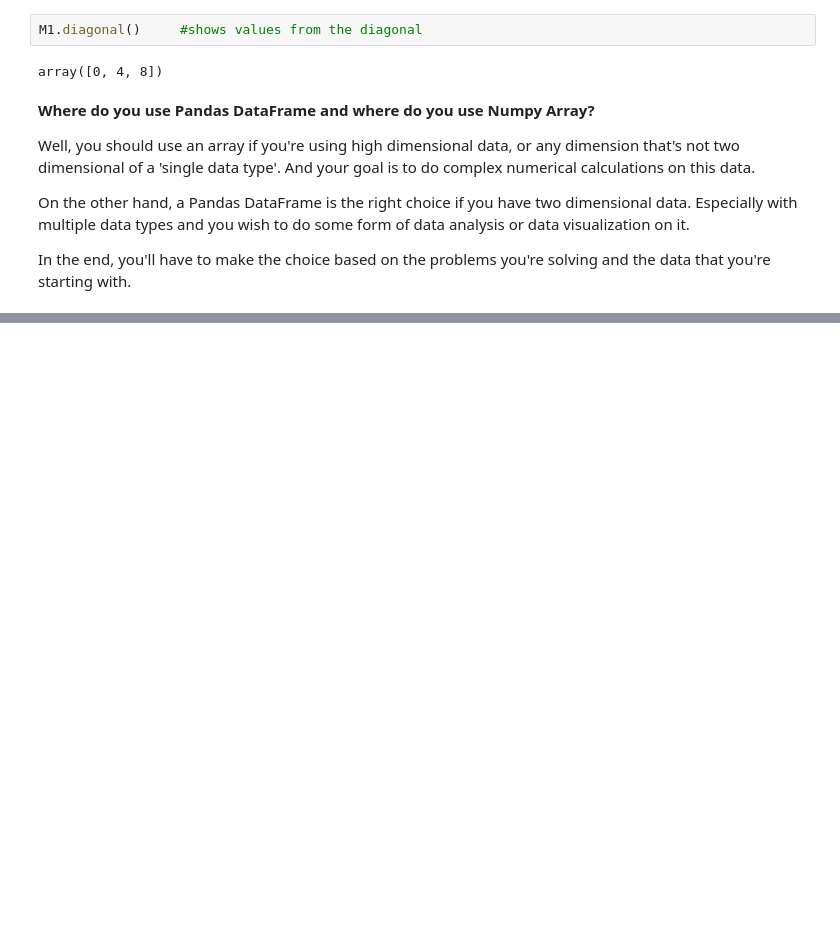
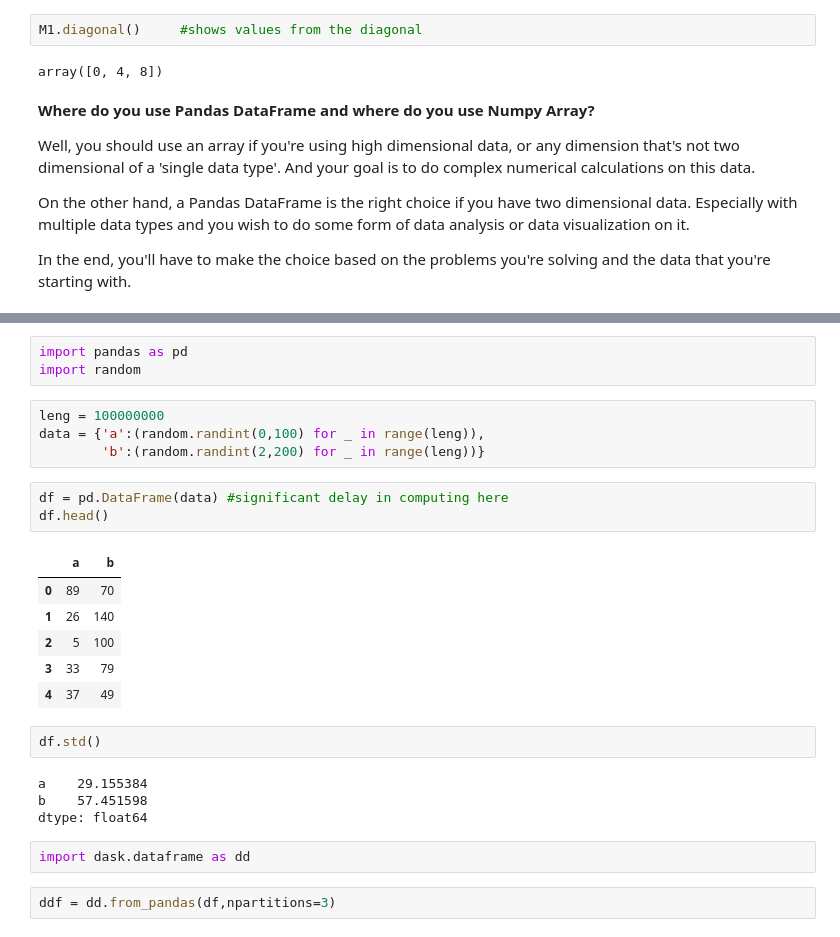
Before and after one commit to gagankaul/pandas-prac, a Jupyter notebook: pandas_prac.ipynb, the cells around one changed output, grey strips where cells are left out. Drawn from its saved outputs; the diff is of its cells as text; blank space fills up the shorter version.

```diff
--- a/pandas_prac.ipynb
+++ b/pandas_prac.ipynb
@@ -3613,0 +3629,27 @@ In the end, you'll have to make the choice based on the problems you're solving
+# %%
+import pandas as pd
+import random
+# %%
+leng = 100000000
+data = {'a':(random.randint(0,100) for _ in range(leng)),
+        'b':(random.randint(2,200) for _ in range(leng))}
+# %%
+df = pd.DataFrame(data) #significant delay in computing here
+df.head()
+# %% [output]
+|  | a | b |
+| 0 | 89 | 70 |
+| 1 | 26 | 140 |
+| 2 | 5 | 100 |
+| 3 | 33 | 79 |
+| 4 | 37 | 49 |
+# %%
+df.std()
+# %% [output]
+a    29.155384
+b    57.451598
+dtype: float64
+# %%
+import dask.dataframe as dd
+# %%
+ddf = dd.from_pandas(df,npartitions=3)
```
Also changed, not shown: parts of 11 cells of this notebook.
